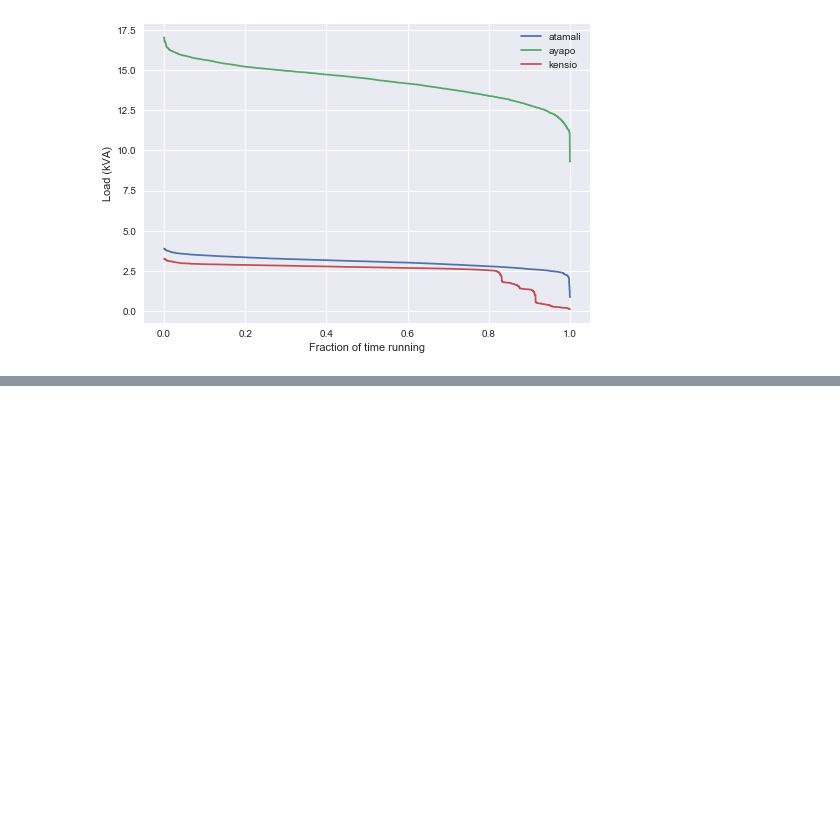
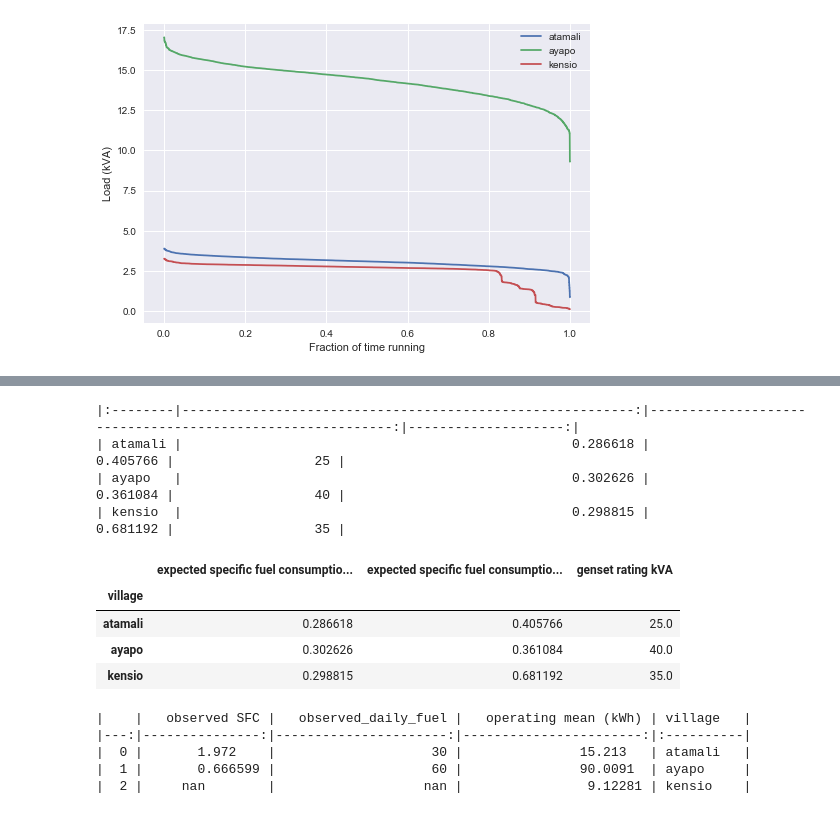
Before and after one commit to dsoto/WP19, a Jupyter notebook: analysis/SI-marginal-cost.ipynb, the cells around one changed output, grey strips where cells are left out. Saved outputs shown, nothing was run; the diff lists cells and outputs as text; code cells hidden in the pictures; blank space fills up the shorter version.

```diff
--- a/analysis/SI-marginal-cost.ipynb
+++ b/analysis/SI-marginal-cost.ipynb
@@ -153,0 +197,41 @@ pd.DataFrame(data)
+# %%
+data = []
+for rfd in wpa.raw_file_data[2:]:
+    vname = rfd['village_name']
+    energy_data = wpa.load_timeseries_file(vname + '-clean.csv')
+    kVA = energy_data['kVA sliding window Demand'].dropna().values
+    kVA = kVA[kVA != 0.0]
+    mean_kVA = kVA.mean()
+    rating = rfd['genset_rating_kVA']
+    load = rating * 1.0
+    specific_fuel_consumption_100 = get_fuel_rate(rating, load) / load
+    load = mean_kVA
+    specific_fuel_consumption_mean = get_fuel_rate(rating, load) / load
+    data.append({'village' : vname,
+                 'genset rating kVA' : rfd['genset_rating_kVA'],
+                 #'expected fuel rate at 100% (lph)' : get_fuel_rate(rfd['genset_rating_kVA'], rfd['genset_rating_kVA'] * 1.0),
+                 #'mean load (kVA)' : mean_kVA,
+                #'expected fuel rate at mean load (lph)' : get_fuel_rate(rfd['genset_rating_kVA'], mean_kVA),
+                'expected specific fuel consumption at 100% load (lpkVA)': specific_fuel_consumption_100,
+                'expected specific fuel consumption at mean load (lpkVA)': specific_fuel_consumption_mean,
+                })
+
+data = pd.DataFrame(data)
+data = data.set_index(['village'])
+#data = data[['genset rating kVA',
+#             'expected fuel rate at 100% (lph)',
+#             'mean load (kVA)',
+#             'expected fuel rate at mean load (lph)']]
+
+print(tabulate.tabulate(data, tablefmt='pipe', headers=data.columns))
+data
+# %% [output]
+|:--------|----------------------------------------------------------:|----------------------------------------------------------:|--------------------:|
+| atamali |                                                  0.286618 |                                                  0.405766 |                  25 |
+| ayapo   |                                                  0.302626 |                                                  0.361084 |                  40 |
+| kensio  |                                                  0.298815 |                                                  0.681192 |                  35 |
+|  | expected specific fuel consumptio... | expected specific fuel consumptio... | genset rating kVA |
+| village |  |  |  |
+| atamali | 0.286618 | 0.405766 | 25.0 |
+| ayapo | 0.302626 | 0.361084 | 40.0 |
+| kensio | 0.298815 | 0.681192 | 35.0 |
@@ -153,0 +248,25 @@ pd.DataFrame(data)
+# %%
+data = []
+for rfd in wpa.raw_file_data[2:]:
+    vname = rfd['village_name']
+    daily_energy = data_zf[vname]['kWh export'].diff().resample('D').sum()
+    operating_daily_energy = daily_energy[daily_energy > 0]
+    try:
+        observed_fuel = rfd['observed_fuel_liter_per_day']
+        observed_SFC = observed_fuel / operating_daily_energy.mean()
+    except:
+        observed_fuel = None
+        observed_SFC = None
+    data.append({'village' : vname,
+                 'observed_daily_fuel' : observed_fuel,
+                 'operating mean (kWh)' : operating_daily_energy.mean(),
+                'observed SFC' : observed_SFC})
+
+table = pd.DataFrame(data)
+print(tabulate.tabulate(table, tablefmt='pipe', headers=table.columns))
+# %% [output]
+|    |   observed SFC |   observed_daily_fuel |   operating mean (kWh) | village   |
+|---:|---------------:|----------------------:|-----------------------:|:----------|
+|  0 |       1.972    |                    30 |               15.213   | atamali   |
+|  1 |       0.666599 |                    60 |               90.0091  | ayapo     |
+|  2 |     nan        |                   nan |                9.12281 | kensio    |
```
Also changed, not shown: parts of 10 cells of this notebook, 3 other files.
